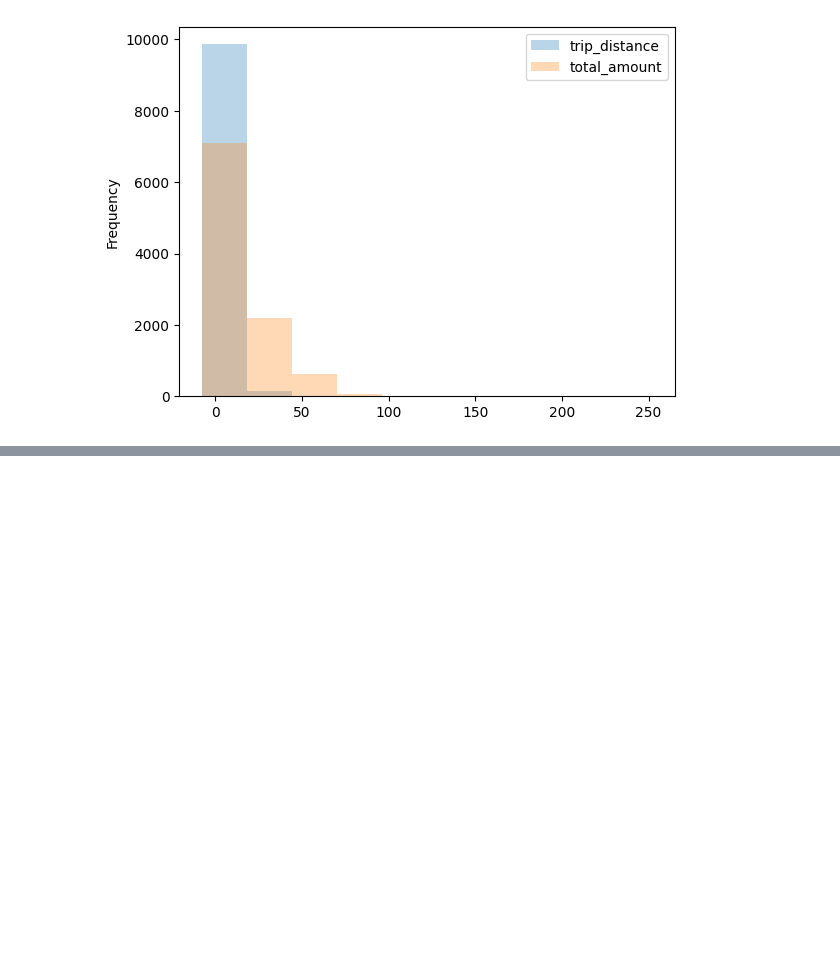
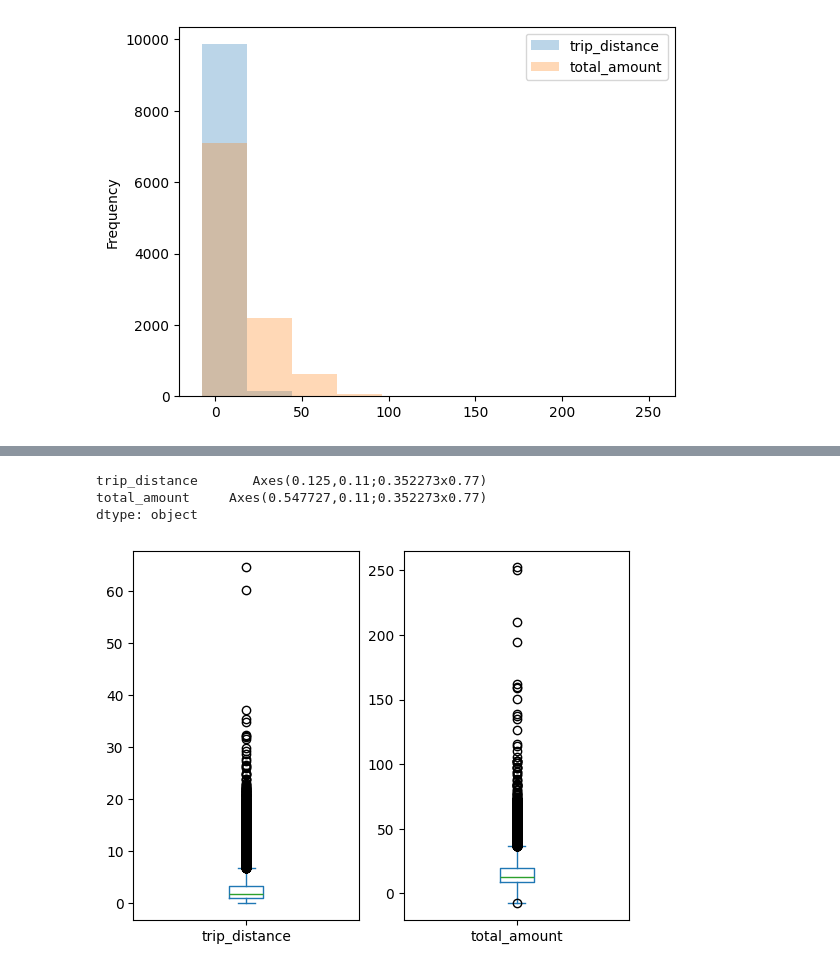
Before and after one commit to reuven/apple-2025-01Jan-plotting, a Jupyter notebook: Apple 2025-01Jan-09.ipynb, the cells around one changed output, grey strips where cells are left out. Saved outputs shown, nothing was run; the diff lists cells and outputs as text; code cells hidden in the pictures; blank space fills up the shorter version.

```diff
--- a/Apple 2025-01Jan-09.ipynb
+++ b/Apple 2025-01Jan-09.ipynb
@@ -592,0 +600,7 @@ df[['trip_distance', 'total_amount']].plot.hist(alpha=0.3)
+# %%
+df[['trip_distance', 'total_amount']].plot.box(subplots=True)
+# %% [output]
+trip_distance       Axes(0.125,0.11;0.352273x0.77)
+total_amount     Axes(0.547727,0.11;0.352273x0.77)
+dtype: object
+[figure, added]
```
Also changed, not shown: parts of 1 cell of this notebook.
